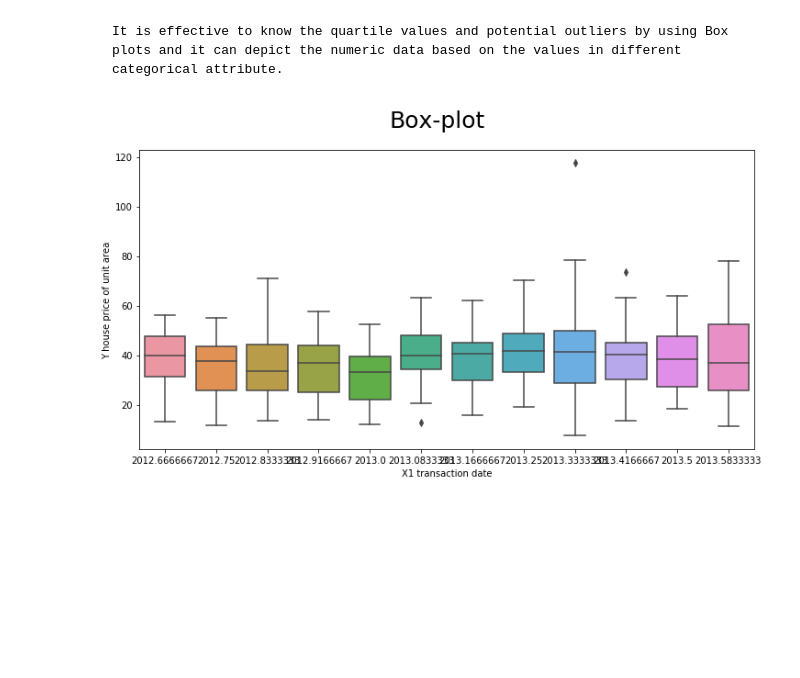
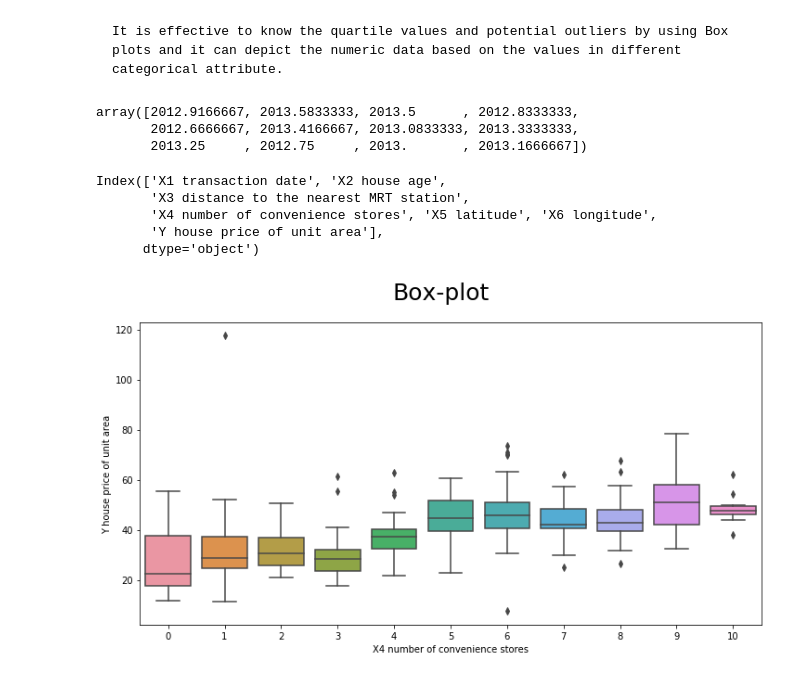
Before and after one commit to wangning979899/CSI-5387_Data_Mining, a Jupyter notebook: Project/Preprocessing/data_analysis.ipynb, the cells around one changed output. Saved outputs shown, nothing was run; the diff lists cells and outputs as text; code cells hidden in the pictures; blank space fills up the shorter version.

Commit message:
Update
Add the method of transferring the date attribute

```diff
--- a/Project/Preprocessing/data_analysis.ipynb
+++ b/Project/Preprocessing/data_analysis.ipynb
@@ -93,12 +92,36 @@ plt.savefig('./Figures/Heatmap.png', bbox_inches='tight', dpi=500)
 [figure]
 # %% [markdown]
     It is effective to know the quartile values and potential outliers by using Box plots and it can depict the numeric data based on the values in different categorical attribute.
+# %%
+# data1 = pd.DataFrame(dataset)
+dataset['X1 transaction date'].unique()
+# %% [output]
+array([2012.9166667, 2013.5833333, 2013.5      , 2012.8333333,
+       2012.6666667, 2013.4166667, 2013.0833333, 2013.3333333,
+       2013.25     , 2012.75     , 2013.       , 2013.1666667])
+# %%
+for i in range(len(dataset['X1 transaction date'].values)):
+    t = dataset['X1 transaction date'].values[i]
+    if (t >= 2012.9 and t<2013):
+            dataset['X1 transaction date'].values[i] = float("%.1f" % t)-0.8
+    else:
+        dataset['X1 transaction date'].values[i] = float("%.1f" % t)+0.1
+    tmp = dataset['X1 transaction date'].values[i]
+    dataset['X1 transaction date'].values[i] = float("%.1f" % tmp)
+# %%
+dataset.columns
+# %% [output]
+Index(['X1 transaction date', 'X2 house age',
+       'X3 distance to the nearest MRT station',
+       'X4 number of convenience stores', 'X5 latitude', 'X6 longitude',
+       'Y house price of unit area'],
+      dtype='object')
 # %%
 # Only categorical attribute can be used as the x-label.
 fig, ax = plt.subplots(1, 1, figsize=(12, 6))
 title = fig.suptitle("Box-plot", fontsize=25)
-sns.boxplot(x='X1 transaction date', y='Y house price of unit area', data=dataset, ax=ax)
-plt.savefig('./Figures/Box-plot.png',bbox_inches='tight', dpi=300)
+sns.boxplot(x='X4 number of convenience stores', y='Y house price of unit area', data=dataset, ax=ax)
+plt.savefig('./Figures/Box-plot_X4.png',bbox_inches='tight', dpi=300)
 plt.show()
 # %% [output]
-[figure, old version]
+[figure, new version]
```
Also changed, not shown: parts of 3 cells of this notebook.
